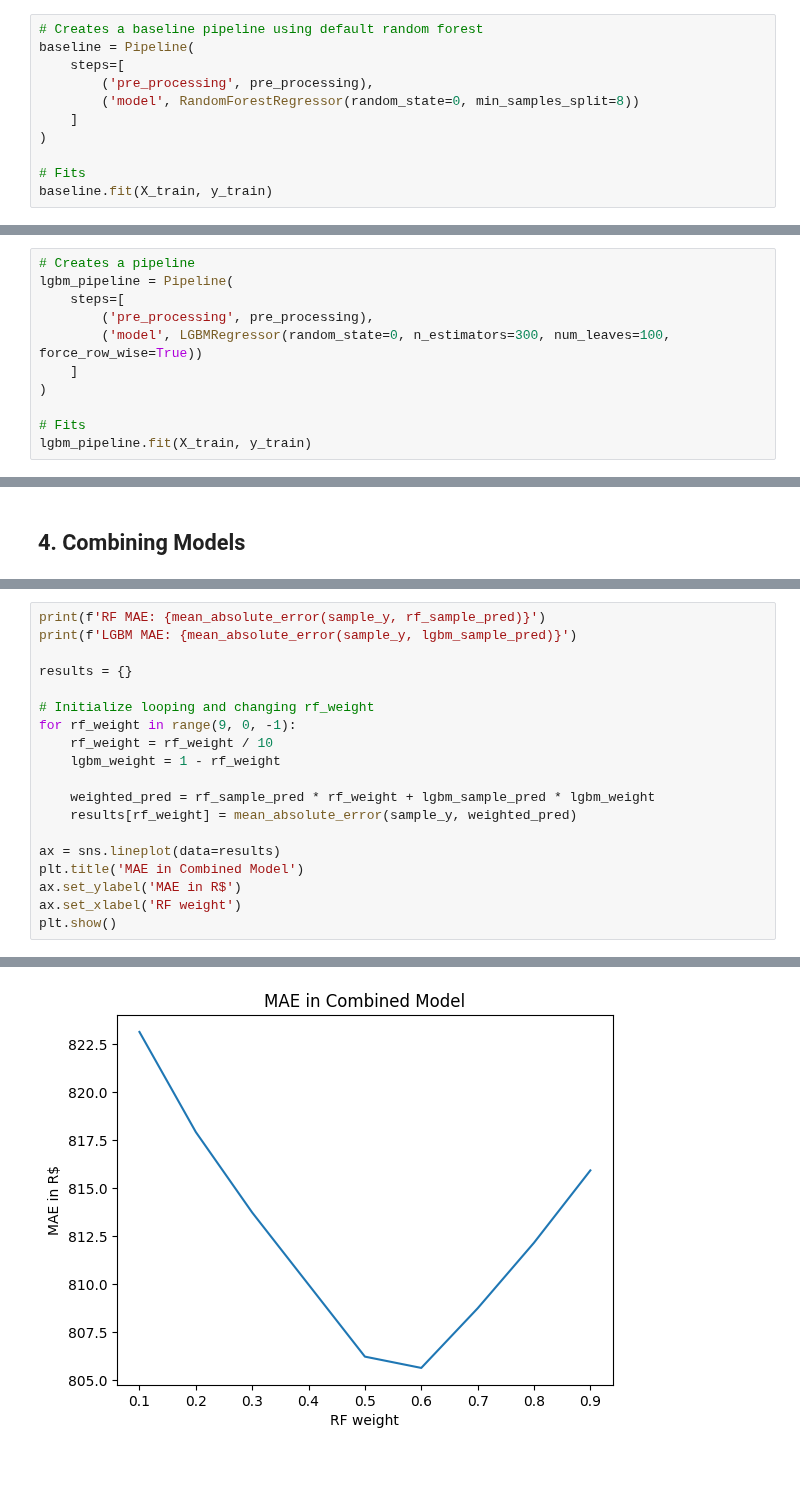
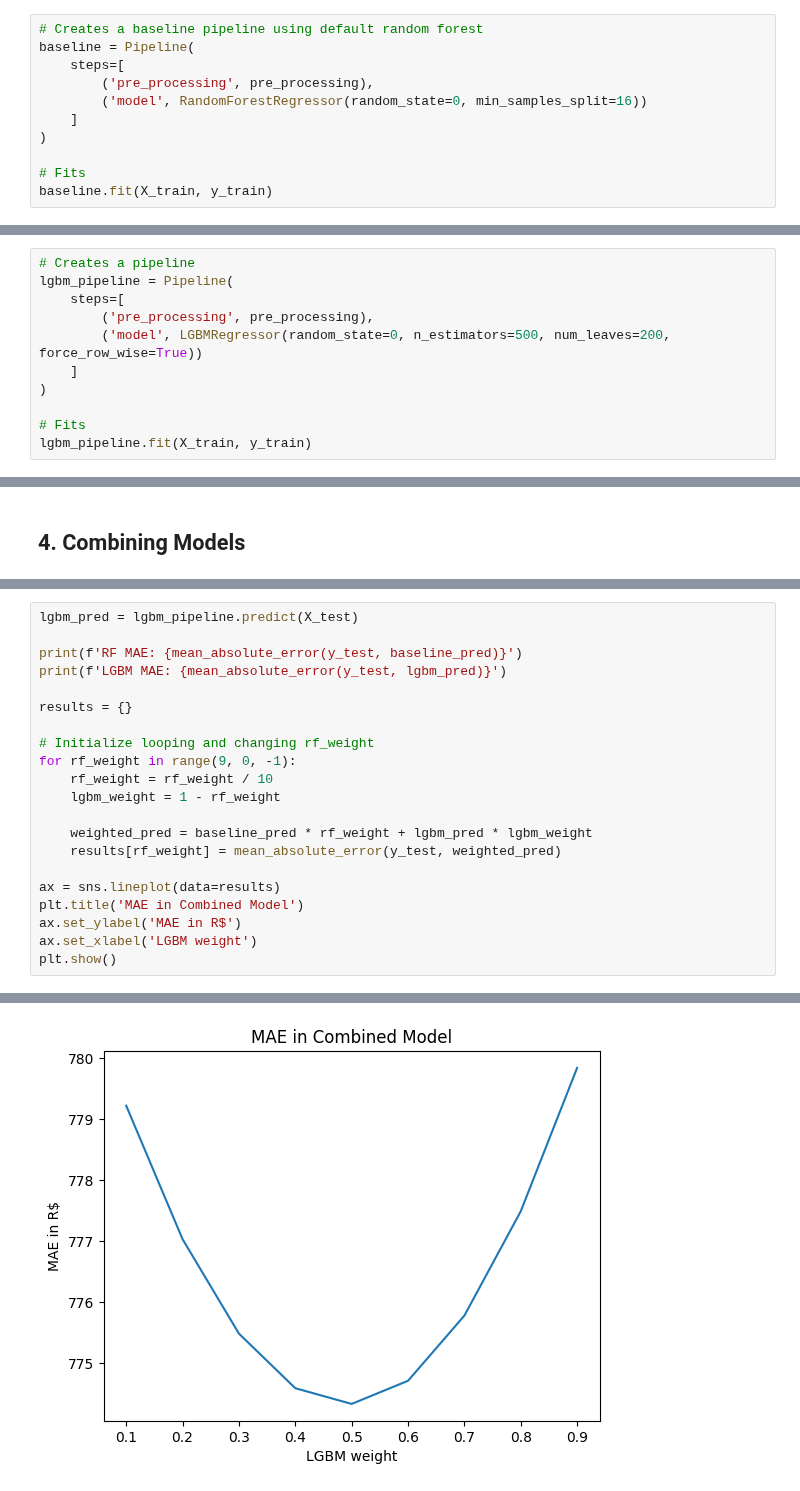
Before and after one commit to viniciussuares/IncomePrediction, a Jupyter notebook: notebooks/model_selection.ipynb, the cells around one changed output, grey strips where cells are left out. Cells and saved outputs as stored; diff of their text form.

Commit message:
anlyzed different options to combine predictions

```diff
--- a/notebooks/model_selection.ipynb
+++ b/notebooks/model_selection.ipynb
@@ -81,7 +81,7 @@ Notes:
 baseline = Pipeline(
     steps=[
         ('pre_processing', pre_processing),
-        ('model', RandomForestRegressor(random_state=0, min_samples_split=8))
+        ('model', RandomForestRegressor(random_state=0, min_samples_split=16))
     ]
 )
 
@@ -208,7 +167,7 @@ Notes:
 lgbm_pipeline = Pipeline(
     steps=[
         ('pre_processing', pre_processing),
-        ('model', LGBMRegressor(random_state=0, n_estimators=300, num_leaves=100, force_row_wise=True))
+        ('model', LGBMRegressor(random_state=0, n_estimators=500, num_leaves=200, force_row_wise=True))
     ]
 )
 
@@ -370,6 +349,8 @@ At least, the models learned to predict income variation
 # %%
-print(f'RF MAE: {mean_absolute_error(sample_y, rf_sample_pred)}')
-print(f'LGBM MAE: {mean_absolute_error(sample_y, lgbm_sample_pred)}')
+lgbm_pred = lgbm_pipeline.predict(X_test)
+
+print(f'RF MAE: {mean_absolute_error(y_test, baseline_pred)}')
+print(f'LGBM MAE: {mean_absolute_error(y_test, lgbm_pred)}')
 
 results = {}
 
@@ -378,12 +359,12 @@ for rf_weight in range(9, 0, -1):
     rf_weight = rf_weight / 10
     lgbm_weight = 1 - rf_weight
 
-    weighted_pred = rf_sample_pred * rf_weight + lgbm_sample_pred * lgbm_weight
-    results[rf_weight] = mean_absolute_error(sample_y, weighted_pred)
+    weighted_pred = baseline_pred * rf_weight + lgbm_pred * lgbm_weight
+    results[rf_weight] = mean_absolute_error(y_test, weighted_pred)
 
 ax = sns.lineplot(data=results)
 plt.title('MAE in Combined Model')
 ax.set_ylabel('MAE in R$')
-ax.set_xlabel('RF weight')
+ax.set_xlabel('LGBM weight')
 plt.show()
 # %% [output]
@@ -392 +373 @@ LGBM MAE: 828.3531454695856
-[figure, old version]
+[figure, new version]
```
Also changed, not shown: parts of 17 cells of this notebook, 1 other file.
